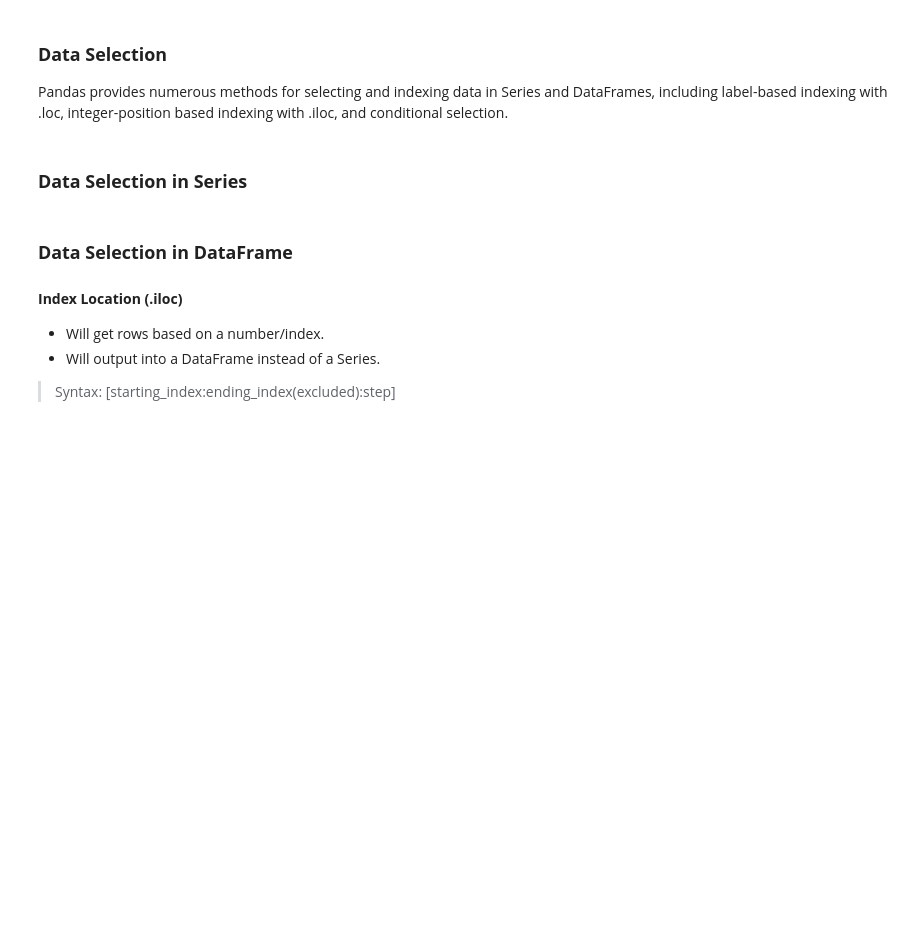
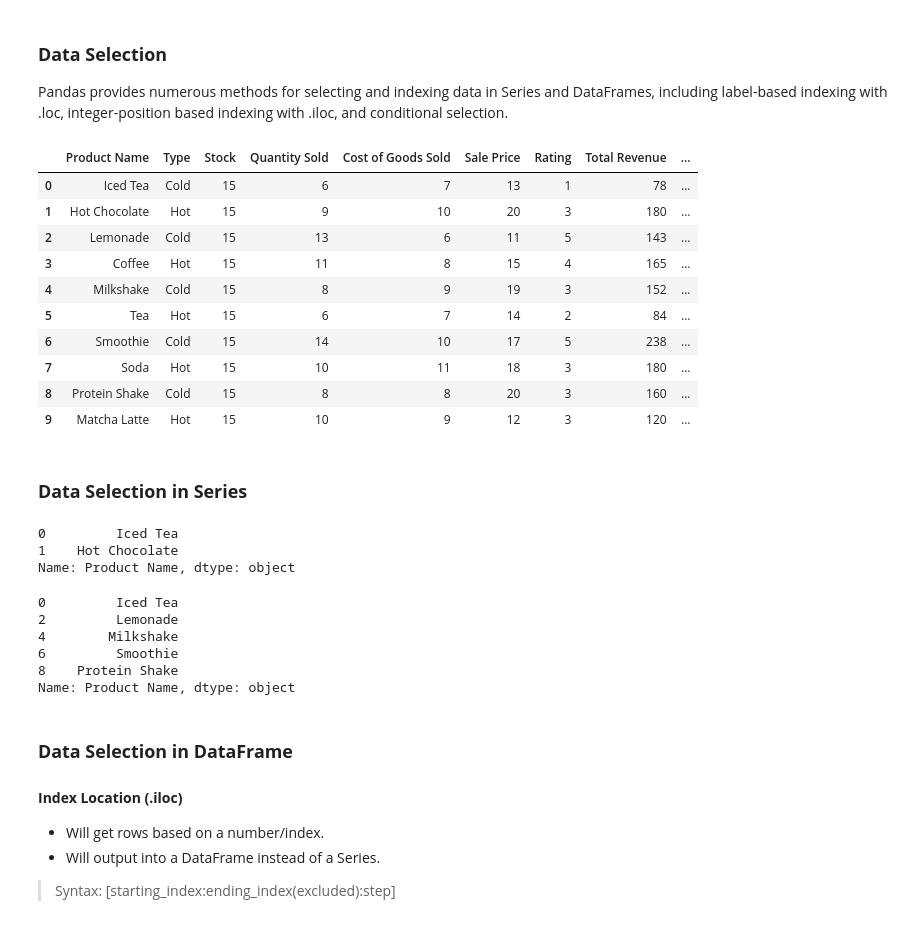
Before and after one commit to ayekviray/DAT01, a Jupyter notebook: Module 4 - Pandas/pandas_basics.ipynb, the cells around one changed output. Drawn from its saved outputs; the diff is of its cells as text; code cells hidden in the pictures; blank space fills up the shorter version.

```diff
--- a/Module 4 - Pandas/pandas_basics.ipynb
+++ b/Module 4 - Pandas/pandas_basics.ipynb
@@ -122,8 +350,39 @@ data = {
 
 Pandas provides numerous methods for selecting and indexing data in Series and DataFrames,
 including label-based indexing with .loc, integer-position based indexing with .iloc, and conditional selection.
+# %%
+sales_df
+# %% [output]
+|  | Product Name | Type | Stock | Quantity Sold | Cost of Goods Sold | Sale Price | Rating | Total Revenue | ... |
+| 0 | Iced Tea | Cold | 15 | 6 | 7 | 13 | 1 | 78 | ... |
+| 1 | Hot Chocolate | Hot | 15 | 9 | 10 | 20 | 3 | 180 | ... |
+| 2 | Lemonade | Cold | 15 | 13 | 6 | 11 | 5 | 143 | ... |
+| 3 | Coffee | Hot | 15 | 11 | 8 | 15 | 4 | 165 | ... |
+| 4 | Milkshake | Cold | 15 | 8 | 9 | 19 | 3 | 152 | ... |
+| 5 | Tea | Hot | 15 | 6 | 7 | 14 | 2 | 84 | ... |
+| 6 | Smoothie | Cold | 15 | 14 | 10 | 17 | 5 | 238 | ... |
+| 7 | Soda | Hot | 15 | 10 | 11 | 18 | 3 | 180 | ... |
+| 8 | Protein Shake | Cold | 15 | 8 | 8 | 20 | 3 | 160 | ... |
+| 9 | Matcha Latte | Hot | 15 | 10 | 9 | 12 | 3 | 120 | ... |
 # %% [markdown]
 ### **Data Selection in Series**
+# %%
+# [start:end(excluded):step]
+sales_df["Product Name"][0:2]
+# %% [output]
+0         Iced Tea
+1    Hot Chocolate
+Name: Product Name, dtype: object
+# %%
+# [start:end(excluded):step]
+sales_df["Product Name"][::2]
+# %% [output]
+0         Iced Tea
+2         Lemonade
+4        Milkshake
+6         Smoothie
+8    Protein Shake
+Name: Product Name, dtype: object
 # %% [markdown]
 ### **Data Selection in DataFrame**
 
```
Also changed, not shown: parts of 48 cells of this notebook.
